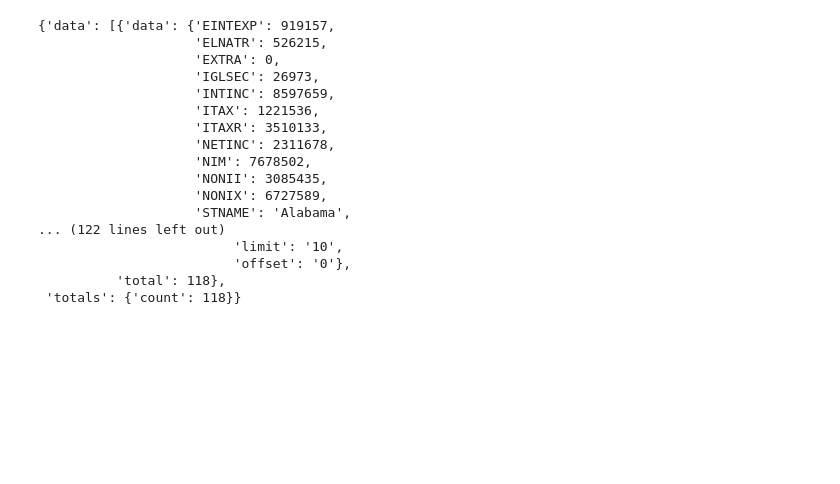
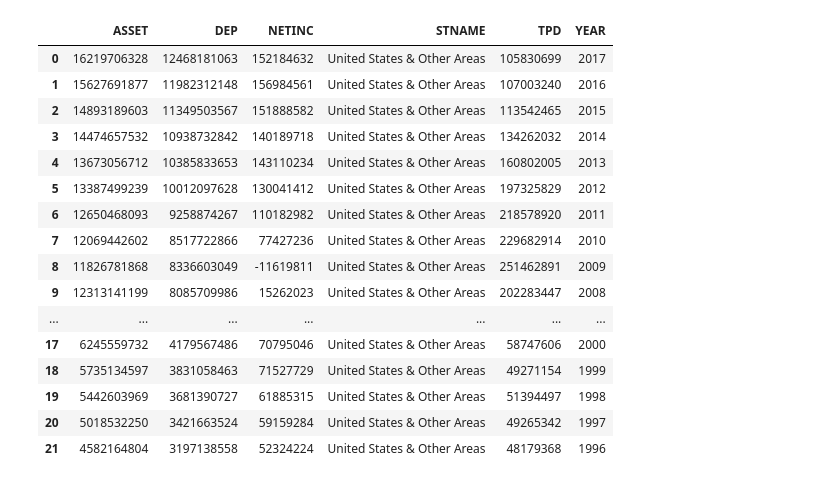
Before and after one commit to brownal05/project1, a Jupyter notebook: notebooks/alex.ipynb, the cells around one changed output. Cells and saved outputs as stored; diff of their text form; code cells hidden in the pictures; blank space fills up the shorter version.

```diff
--- a/notebooks/alex.ipynb
+++ b/notebooks/alex.ipynb
@@ -11,20 +11,0 @@ summary_by_year = requests.get(f"https://banks.data.fdic.gov/api/summary?filters
-# %%
-pprint(summary_by_year)
-# %% [output]
-{'data': [{'data': {'EINTEXP': 919157,
-                    'ELNATR': 526215,
-                    'EXTRA': 0,
-                    'IGLSEC': 26973,
-                    'INTINC': 8597659,
-                    'ITAX': 1221536,
-                    'ITAXR': 3510133,
-                    'NETINC': 2311678,
-                    'NIM': 7678502,
-                    'NONII': 3085435,
-                    'NONIX': 6727589,
-                    'STNAME': 'Alabama',
-... (122 lines left out)
-                         'limit': '10',
-                         'offset': '0'},
-          'total': 118},
- 'totals': {'count': 118}}
@@ -30,0 +14,23 @@ pprint(summary_by_year)
+# %%
+data = "../raw-data/aggregate_bank_data.csv"
+agg_df = pd.read_csv(data)
+# %%
+agg_df
+# %% [output]
+|  | ASSET | DEP | NETINC | STNAME | TPD | YEAR |
+| 0 | 16219706328 | 12468181063 | 152184632 | United States & Other Areas | 105830699 | 2017 |
+| 1 | 15627691877 | 11982312148 | 156984561 | United States & Other Areas | 107003240 | 2016 |
+| 2 | 14893189603 | 11349503567 | 151888582 | United States & Other Areas | 113542465 | 2015 |
+| 3 | 14474657532 | 10938732842 | 140189718 | United States & Other Areas | 134262032 | 2014 |
+| 4 | 13673056712 | 10385833653 | 143110234 | United States & Other Areas | 160802005 | 2013 |
+| 5 | 13387499239 | 10012097628 | 130041412 | United States & Other Areas | 197325829 | 2012 |
+| 6 | 12650468093 | 9258874267 | 110182982 | United States & Other Areas | 218578920 | 2011 |
+| 7 | 12069442602 | 8517722866 | 77427236 | United States & Other Areas | 229682914 | 2010 |
+| 8 | 11826781868 | 8336603049 | -11619811 | United States & Other Areas | 251462891 | 2009 |
+| 9 | 12313141199 | 8085709986 | 15262023 | United States & Other Areas | 202283447 | 2008 |
+| ... | ... | ... | ... | ... | ... | ... |
+| 17 | 6245559732 | 4179567486 | 70795046 | United States & Other Areas | 58747606 | 2000 |
+| 18 | 5735134597 | 3831058463 | 71527729 | United States & Other Areas | 49271154 | 1999 |
+| 19 | 5442603969 | 3681390727 | 61885315 | United States & Other Areas | 51394497 | 1998 |
+| 20 | 5018532250 | 3421663524 | 59159284 | United States & Other Areas | 49265342 | 1997 |
+| 21 | 4582164804 | 3197138558 | 52324224 | United States & Other Areas | 48179368 | 1996 |
```
Also changed, not shown: parts of 7 cells of this notebook, 2 other files.
